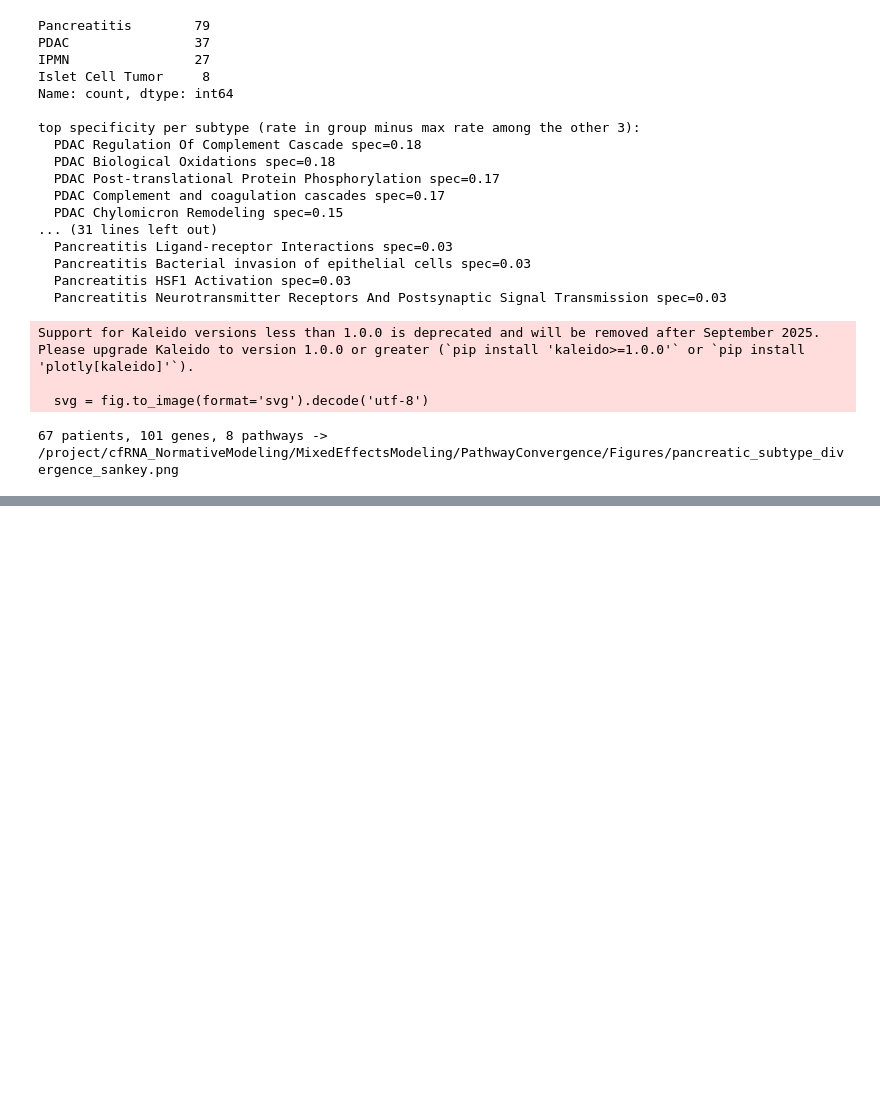
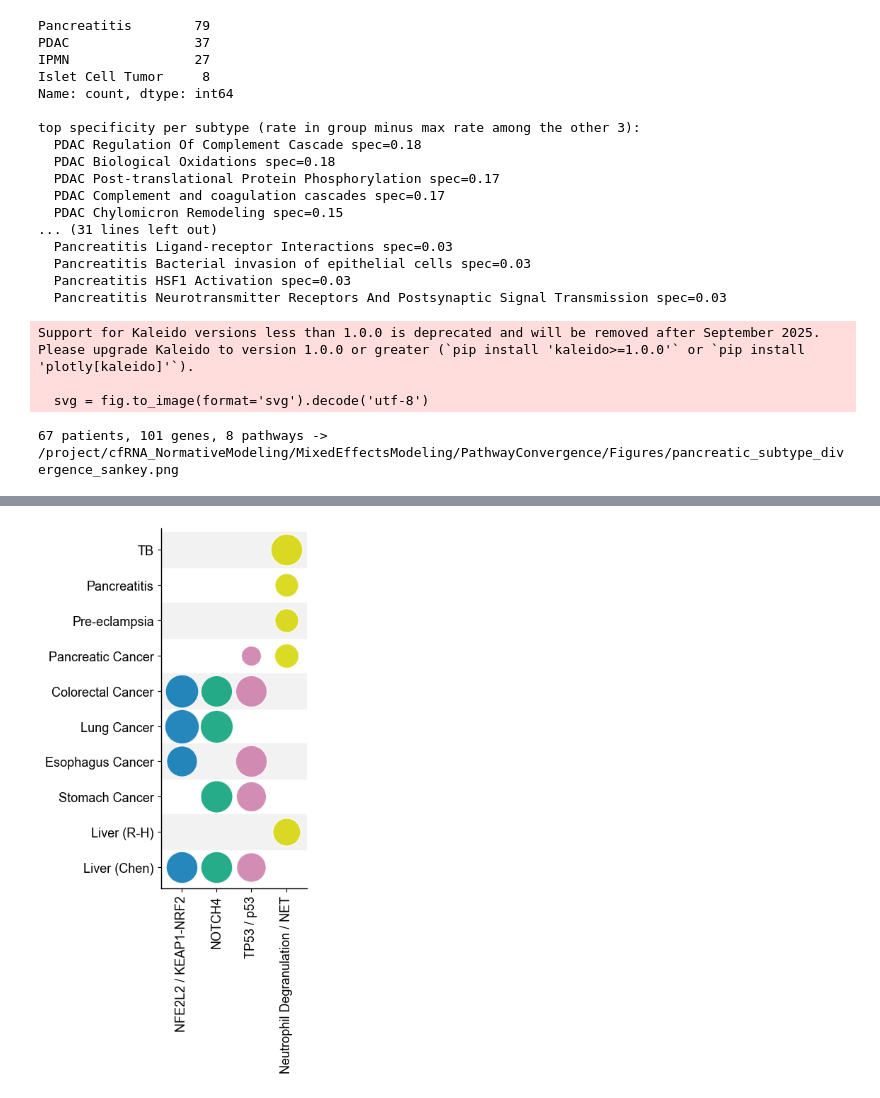
Before and after one commit to jmj3078/cfRNA_Disentaglement, a Jupyter notebook: MixedEffectsModeling/4_gene_enrichment.ipynb, the cells around one changed output, grey strips where cells are left out. Cells and saved outputs as stored; diff of their text form; code cells hidden in the pictures; blank space fills up the shorter version.

```diff
--- a/MixedEffectsModeling/4_gene_enrichment.ipynb
+++ b/MixedEffectsModeling/4_gene_enrichment.ipynb
@@ -602,0 +612,73 @@ Please upgrade Kaleido to version 1.0.0 or greater (`pip install 'kaleido>=1.0.0
+# %%
+def parse_selected_with_stats(md_path):
+    # ("### N. Name" heading, "n_sig=X/N, size=..., eff=..." line right below it) pairs
+    lines = open(md_path).read().splitlines()
+    out, in_section, cur_name = [], False, None
+    for line in lines:
+        if line.strip().startswith('## '):
+            in_section = line.strip().lstrip('#').strip().lower() == 'selected pathways'
+            continue
+        if not in_section:
+            continue
+        m = re.match(r'^###\s*(?:\d+\.\s*)?(.+?)\s*$', line.strip())
+        if m:
+            cur_name = m.group(1)
+            continue
+        m2 = re.match(r'^n_sig=(\d+)/(\d+)', line.strip())
+        if m2 and cur_name:
+            out.append((cur_name, int(m2.group(1)), int(m2.group(2))))
+            cur_name = None
+    return out
+
+
+PHENOTYPE_ORDER = ['Tuberculosis', 'Pancreatitis', 'Pre-eclampsia', 'Pancreatic Cancer',
+                  'Colorectal Cancer', 'Lung Cancer', 'Esophagus Cancer', 'Stomach Cancer',
+                  'Liver Cancer (Roskams-Hieter B et al.)', 'Liver Cancer (Chen et al.)']
+PHENOTYPE_SHORT = {'Tuberculosis': 'TB', 'Pancreatitis': 'Pancreatitis', 'Pre-eclampsia': 'Pre-eclampsia',
+                   'Pancreatic Cancer': 'Pancreatic Cancer', 'Colorectal Cancer': 'Colorectal Cancer',
+                   'Lung Cancer': 'Lung Cancer', 'Esophagus Cancer': 'Esophagus Cancer',
+                   'Stomach Cancer': 'Stomach Cancer', 'Liver Cancer (Roskams-Hieter B et al.)': 'Liver (R-H)',
+                   'Liver Cancer (Chen et al.)': 'Liver (Chen)'}
+
+MODULES = [
+    ('NFE2L2 / KEAP1-NRF2', re.compile(r'NFE2L2|KEAP1', re.IGNORECASE), '#0072B2'),
+    ('NOTCH4', re.compile(r'NOTCH4', re.IGNORECASE), '#009E73'),
+    ('TP53 / p53', re.compile(r'\bp53\b|TP53', re.IGNORECASE), '#CC79A7'),
+    ('Neutrophil Degranulation / NET', re.compile(r'Neutrophil Degranulation|Neutrophil.{0,3}[Ee]xtracellular.{0,3}[Tt]rap|NET [Ff]ormation', re.IGNORECASE), "#D5D500"),
+]
+
+rows = []
+for ph in PHENOTYPE_ORDER:
+    review_path = PCDIR / slugify(ph) / 'pathway_literature_review.md'
+    if not review_path.exists():
+        continue
+    selected = parse_selected_with_stats(review_path)
+    for mod_name, rx, color in MODULES:
+        hits = [(name, n, tot) for name, n, tot in selected if rx.search(name)]
+        if hits:
+            name, n, tot = max(hits, key=lambda h: h[1] / h[2])
+            rows.append(dict(phenotype=ph, module=mod_name, matched_name=name, rate=n / tot, color=color))
+recur = pd.DataFrame(rows)
+print(recur[['phenotype', 'module', 'matched_name', 'rate']].to_string(index=False))
+
+# x = module, y = phenotype (transposed from the original phenotype-on-x layout)
+fig, ax = plt.subplots(figsize=(4, 8))
+x_pos = {m: i for i, (m, _, _) in enumerate(MODULES)}
+y_pos = {ph: i for i, ph in enumerate(PHENOTYPE_ORDER)}
+for i in range(len(PHENOTYPE_ORDER)):
+    if i % 2 == 0:
+        ax.axhspan(i - 0.5, i + 0.5, color='#f2f2f2', zorder=0)
+for _, r in recur.iterrows():
+    ax.scatter(x_pos[r.module], y_pos[r.phenotype], s=200 + 1400 * r.rate,
+              facecolor=r.color, edgecolor='white', linewidths=1, zorder=2, alpha=0.85)
+ax.set_xticks(range(len(MODULES)))
+ax.set_xticklabels([m for m, _, _ in MODULES], rotation=90)
+ax.set_yticks(range(len(PHENOTYPE_ORDER)))
+ax.set_yticklabels([PHENOTYPE_SHORT[p] for p in PHENOTYPE_ORDER])
+ax.set_xlim(-0.6, len(MODULES) - 0.4)
+ax.set_ylim(-0.6, len(PHENOTYPE_ORDER) - 0.4)
+ax.invert_yaxis()
+plt.tight_layout()
+plt.savefig(PFDIR / 'cross_phenotype_module_recurrence.png', dpi=150, bbox_inches='tight')
+plt.show()
+# %% [output]
@@ -602,0 +704 @@ Please upgrade Kaleido to version 1.0.0 or greater (`pip install 'kaleido>=1.0.0
+[figure, added]
```
Also changed, not shown: parts of 3 cells of this notebook, 10 other files.
